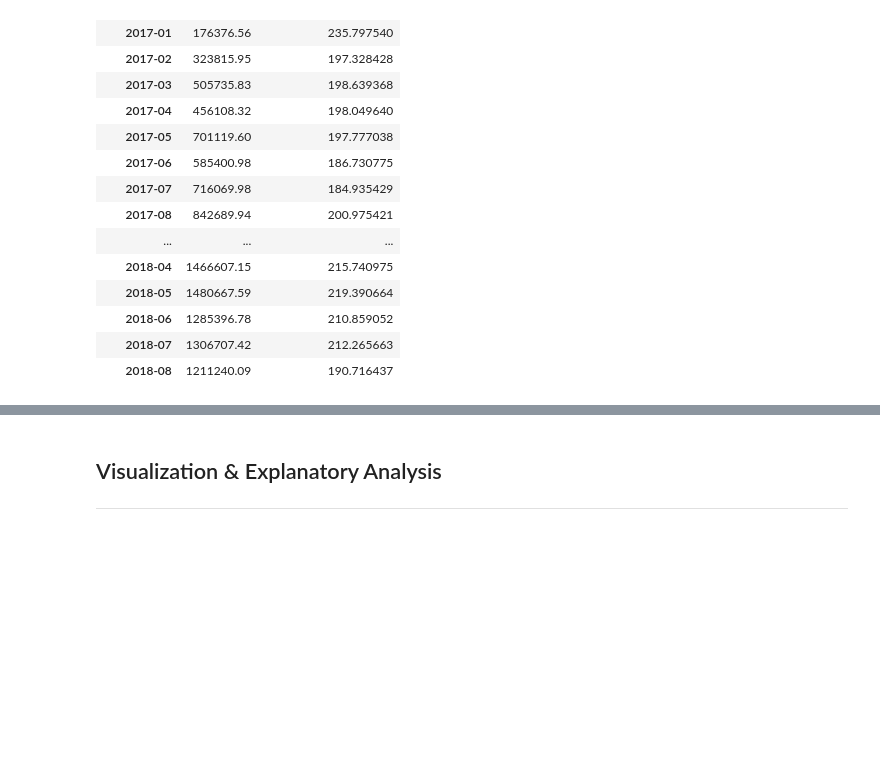
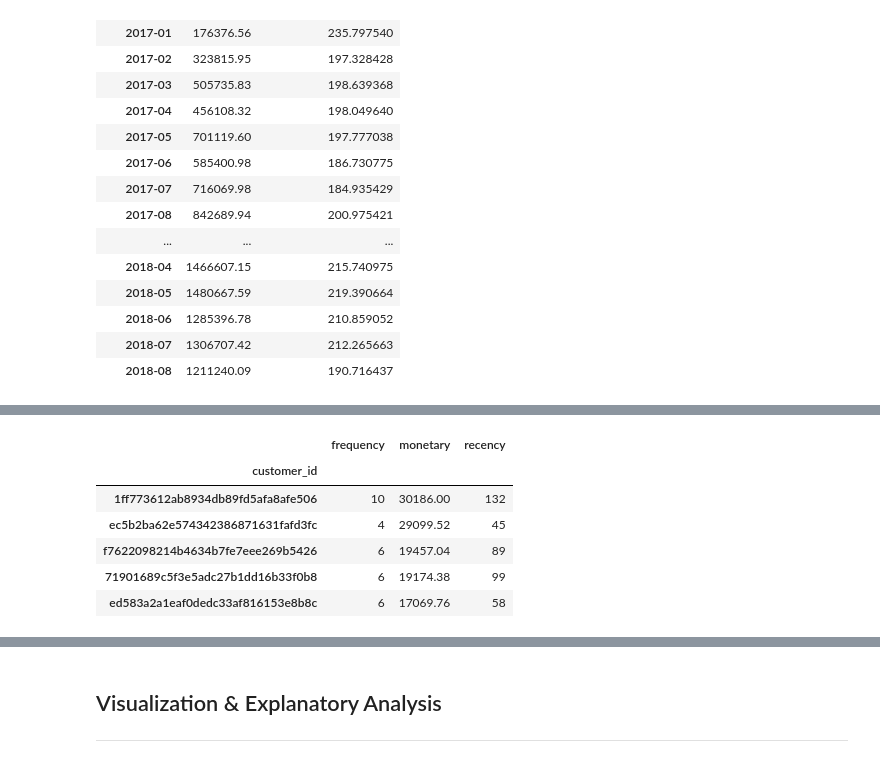
Before and after one commit to ralik45/E-Commerce-Analysis, a Jupyter notebook: Submission.ipynb, the cells around one changed output, grey strips where cells are left out. Cells and saved outputs as stored; diff of their text form; code cells hidden in the pictures; blank space fills up the shorter version.

```diff
--- a/Submission.ipynb
+++ b/Submission.ipynb
@@ -1183,0 +1172,32 @@ plt.show()
+# %%
+# Convert 'order_purchase_timestamp' to datetime if it's not already
+rfm_df['order_purchase_timestamp'] = pd.to_datetime(rfm_df['order_purchase_timestamp'])
+
+# Filter data for the last 6 months
+six_months_ago = rfm_df['order_purchase_timestamp'].max() - pd.DateOffset(months=6)
+rfm_df_filtered = rfm_df[rfm_df['order_purchase_timestamp'] >= six_months_ago]
+
+
+# Calculate Frequency, Monetary, and Recency
+rfm = rfm_df_filtered.groupby('customer_id').agg(
+    frequency=('order_id', 'count'),  # Count of orders
+    monetary=('payment_value', 'sum'),  # Sum of payment values
+    recency=('order_purchase_timestamp', 'max')  # Maximum order date
+)
+
+
+# Calculate recency in days from the latest order date
+rfm['recency'] = (rfm_df_filtered['order_purchase_timestamp'].max() - rfm['recency']).dt.days
+
+# Sort by monetary value in descending order
+rfm_sorted = rfm.sort_values('monetary', ascending=False)
+
+rfm_sorted.head()
+# %% [output]
+|  | frequency | monetary | recency |
+| customer_id |  |  |  |
+| 1ff773612ab8934db89fd5afa8afe506 | 10 | 30186.00 | 132 |
+| ec5b2ba62e574342386871631fafd3fc | 4 | 29099.52 | 45 |
+| f7622098214b4634b7fe7eee269b5426 | 6 | 19457.04 | 89 |
+| 71901689c5f3e5adc27b1dd16b33f0b8 | 6 | 19174.38 | 99 |
+| ed583a2a1eaf0dedc33af816153e8b8c | 6 | 17069.76 | 58 |
```
Also changed, not shown: parts of 35 cells of this notebook.
